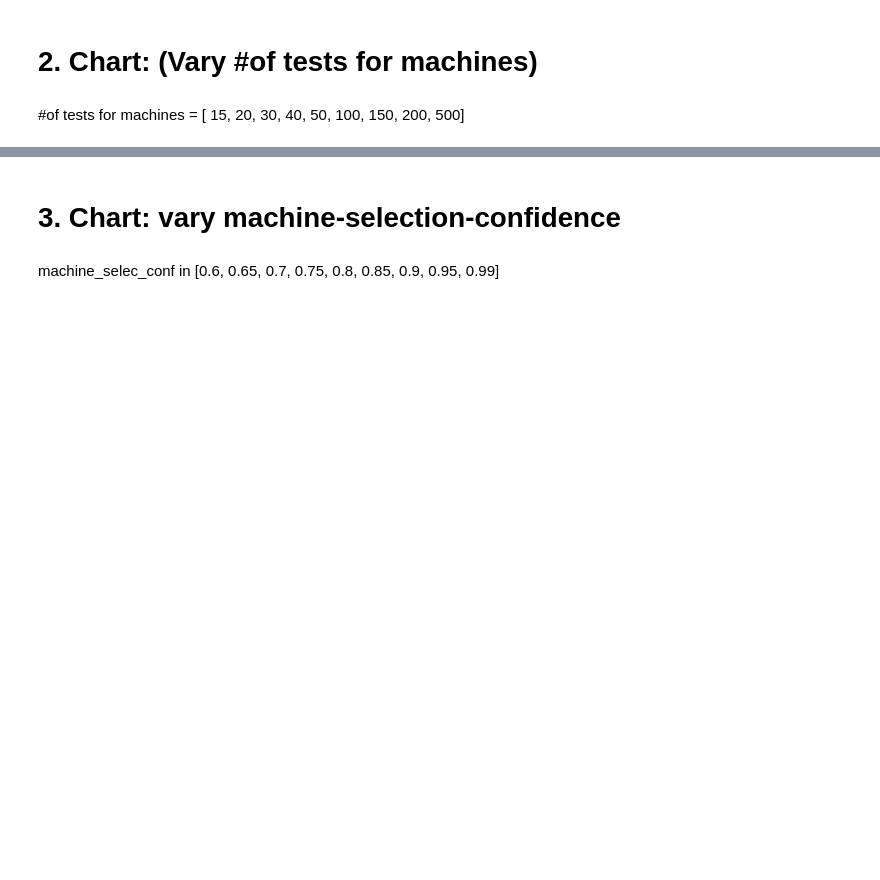
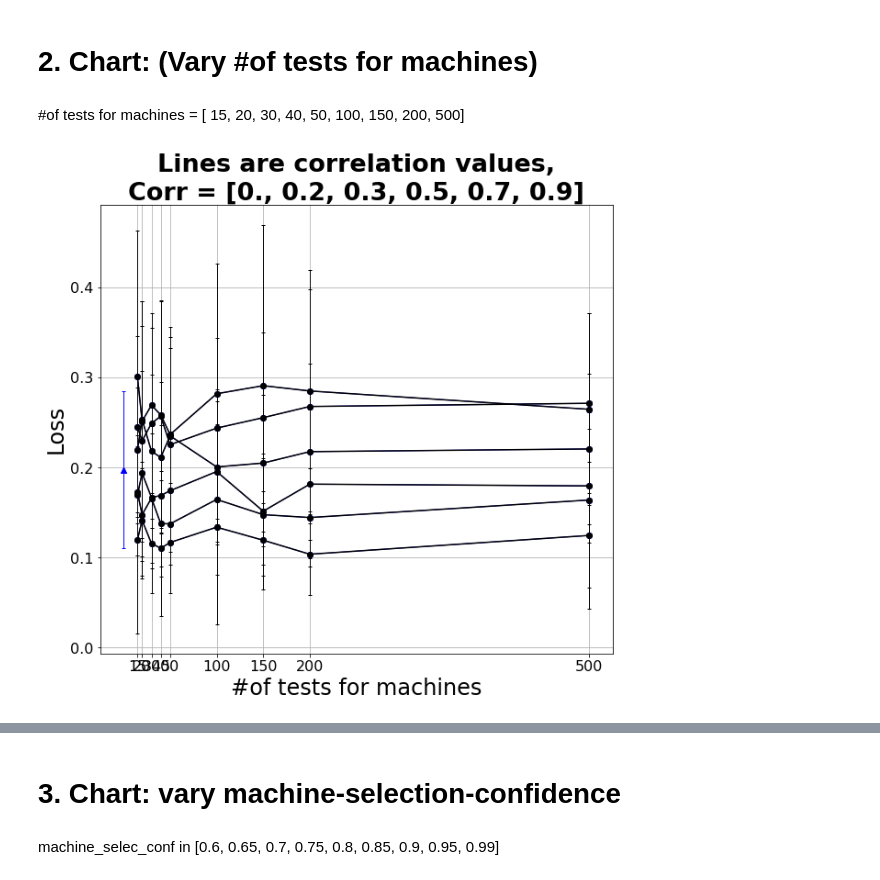
Before and after one commit to Evgeneus/crowd-machine-collaboration-for-item-screening, a Jupyter notebook: data/visualisation_scripts/ hybrid_algorithm_evaluation.ipynb, the cells around one changed output, grey strips where cells are left out. Saved outputs shown, nothing was run; the diff lists cells and outputs as text; code cells hidden in the pictures; blank space fills up the shorter version.

```diff
--- a/data/visualisation_scripts/ hybrid_algorithm_evaluation.ipynb
+++ b/data/visualisation_scripts/ hybrid_algorithm_evaluation.ipynb
@@ -118,28 +118,30 @@ plot_chart_recall(data, title)
 # %% [markdown]
 #of tests for machines = [ 15,  20,  30,  40,  50, 100, 150, 200, 500]
 # %%
-# data = pd.read_csv('../output_data/fig3_tests_num.csv')
-# fig, ax = plt.subplots(figsize=fig_size)
+data = pd.read_csv('../output_data/fig3_tests_num.csv')
+fig, ax = plt.subplots(figsize=fig_size)
 
-# y_srun = data.loc[(data['algorithm'] == 'Crowd-Ensemble') & (data['machine_tests'] == 0)]['loss_mean'].values
-# err_srun = data.loc[(data['algorithm'] == 'Crowd-Ensemble') & (data['machine_tests'] == 0)]['loss_std'].values
-# plt.plot(0, y_srun, label='Crowd-Ensemble', marker='^', color='blue', linewidth=line_width)
-# plt.errorbar(0, y_srun, yerr=err_srun, marker='^', elinewidth=err_line_width, color='blue', capsize=caps_size)
+y_srun = data.loc[(data['algorithm'] == 'Crowd-Ensemble') & (data['machine_tests'] == 0)]['loss_mean'].values
+err_srun = data.loc[(data['algorithm'] == 'Crowd-Ensemble') & (data['machine_tests'] == 0)]['loss_std'].values
+plt.plot(0, y_srun, label='Crowd-Ensemble', marker='^', color='blue', linewidth=line_width)
+plt.errorbar(0, y_srun, yerr=err_srun, marker='^', elinewidth=err_line_width, color='blue', capsize=caps_size)
 
-# x = [15.,   20.,   30.,   40.,   50.,  100.,  150.,  200.,  500.]
-# corr = data['corr'].unique()
-# for c in corr:
-#     y = data.loc[(data['algorithm'] == 'Hybrid-Ensemble') & (data['corr'] == c)]['loss_mean'].values
-# #     x = data.loc[(data['algorithm'] == 'Hybrid-Ensemble') & (data['machine_tests'] == t)]['price_mean'].values
-#     err = data.loc[(data['algorithm'] == 'Hybrid-Ensemble') & (data['corr'] == c)]['loss_std'].values
-#     plt.plot(x, y, label='Hybrid-Ensemble', marker='o', color='b', linewidth=err_line_width)
-#     plt.errorbar(x, y, yerr=err, marker='o', elinewidth=err_line_width, color='black', capsize=caps_size)
+x = [15.,   20.,   30.,   40.,   50.,  100.,  150.,  200.,  500.]
+corr = data['corr'].unique()
+for c in corr:
+    y = data.loc[(data['algorithm'] == 'Hybrid-Ensemble') & (data['corr'] == c)]['loss_mean'].values
+#     x = data.loc[(data['algorithm'] == 'Hybrid-Ensemble') & (data['machine_tests'] == t)]['price_mean'].values
+    err = data.loc[(data['algorithm'] == 'Hybrid-Ensemble') & (data['corr'] == c)]['loss_std'].values
+    plt.plot(x, y, label='Hybrid-Ensemble', marker='o', color='b', linewidth=err_line_width)
+    plt.errorbar(x, y, yerr=err, marker='o', elinewidth=err_line_width, color='black', capsize=caps_size)
 
-# plt.title('Lines are correlation values,\nCorr = [0., 0.2, 0.3, 0.5, 0.7, 0.9]', size=title_size, fontweight='bold')
-# plt.xlabel('#of tests for machines', size=axes_size)
-# plt.ylabel('Loss', size=axes_size)
-# # plt.legend(fontsize = legend_size)
-# plt.xticks(x)
-# plt.tick_params(axis='both', which='major', labelsize=label_size)
-# plt.grid()
+plt.title('Lines are correlation values,\nCorr = [0., 0.2, 0.3, 0.5, 0.7, 0.9]', size=title_size, fontweight='bold')
+plt.xlabel('#of tests for machines', size=axes_size)
+plt.ylabel('Loss', size=axes_size)
+# plt.legend(fontsize = legend_size)
+plt.xticks(x)
+plt.tick_params(axis='both', which='major', labelsize=label_size)
+plt.grid()
+# %% [output]
+[figure, added]
 # %%
```
Also changed, not shown: parts of 12 cells of this notebook, 1 other file.
